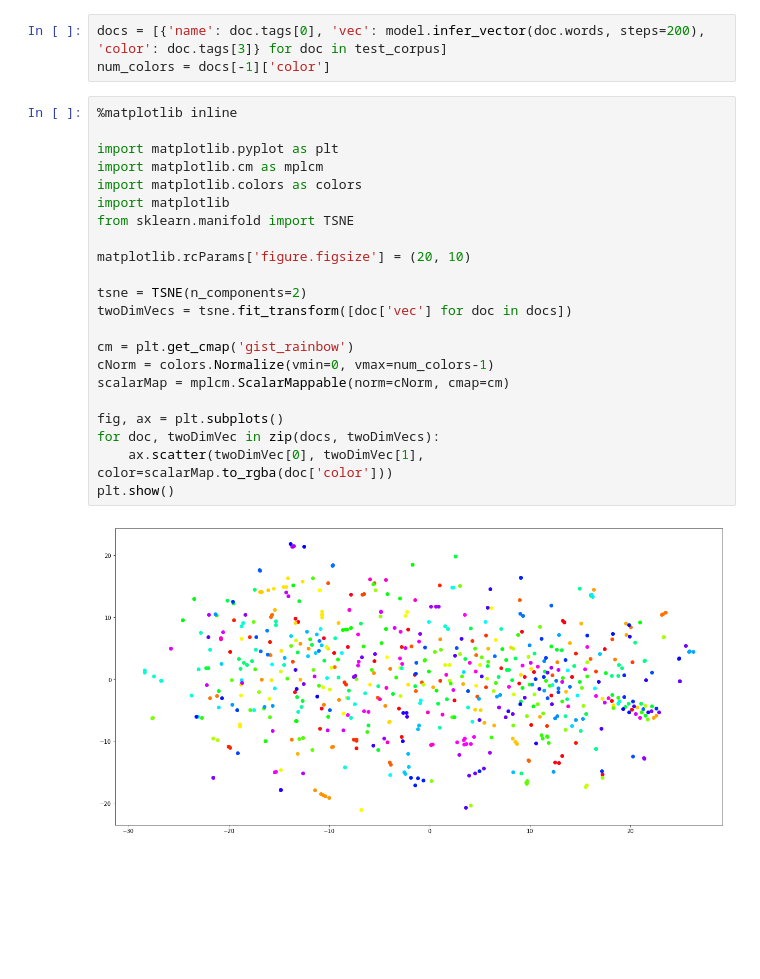
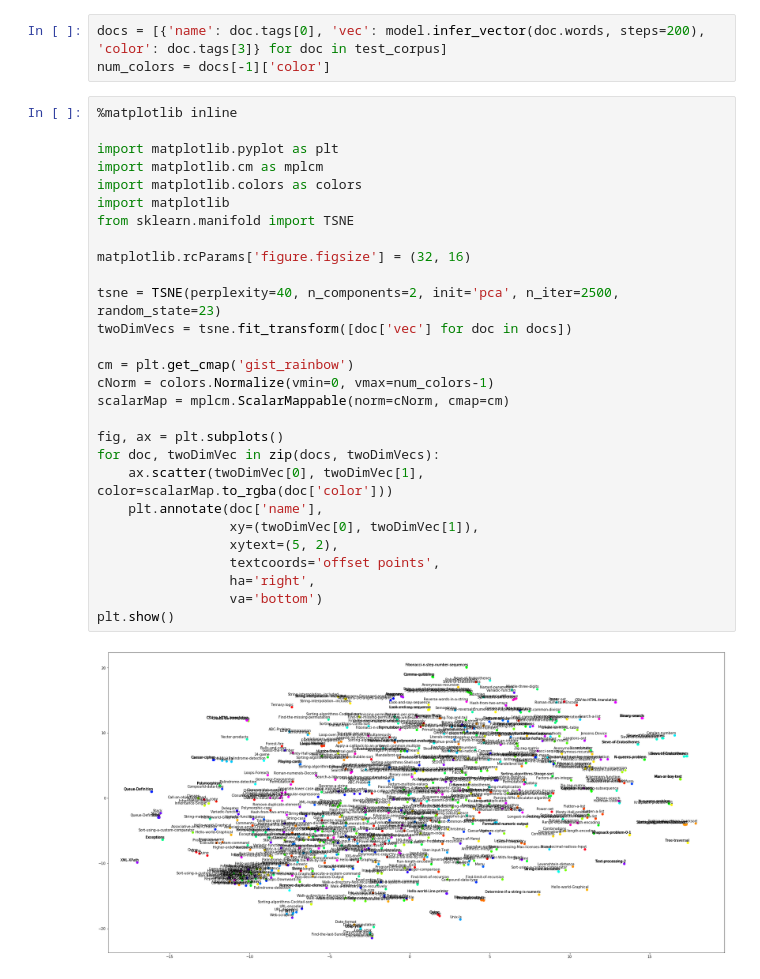
Before and after one commit to waingram/code-embeddings, a Jupyter notebook: experiments/doc2vec_python_experiments.ipynb, the cells around one changed output. Drawn from its saved outputs; the diff is of its cells as text; blank space fills up the shorter version.

Commit message:
Build new Java models and make better visualization

```diff
--- a/experiments/doc2vec_python_experiments.ipynb
+++ b/experiments/doc2vec_python_experiments.ipynb
@@ -204,24 +254,30 @@ num_colors = docs[-1]['color']
 # %%
 %matplotlib inline
 
 import matplotlib.pyplot as plt
 import matplotlib.cm as mplcm
 import matplotlib.colors as colors
 import matplotlib
 from sklearn.manifold import TSNE
 
-matplotlib.rcParams['figure.figsize'] = (20, 10)
+matplotlib.rcParams['figure.figsize'] = (32, 16)
 
-tsne = TSNE(n_components=2)
+tsne = TSNE(perplexity=40, n_components=2, init='pca', n_iter=2500, random_state=23)
 twoDimVecs = tsne.fit_transform([doc['vec'] for doc in docs])
 
 cm = plt.get_cmap('gist_rainbow')
 cNorm = colors.Normalize(vmin=0, vmax=num_colors-1)
 scalarMap = mplcm.ScalarMappable(norm=cNorm, cmap=cm)
 
 fig, ax = plt.subplots()
 for doc, twoDimVec in zip(docs, twoDimVecs):
     ax.scatter(twoDimVec[0], twoDimVec[1], color=scalarMap.to_rgba(doc['color']))
+    plt.annotate(doc['name'],
+                 xy=(twoDimVec[0], twoDimVec[1]),
+                 xytext=(5, 2),
+                 textcoords='offset points',
+                 ha='right',
+                 va='bottom')
 plt.show()
 # %% [output]
-[figure, old version]
+[figure, new version]
```
Also changed, not shown: parts of 7 cells of this notebook, 3 other files.
